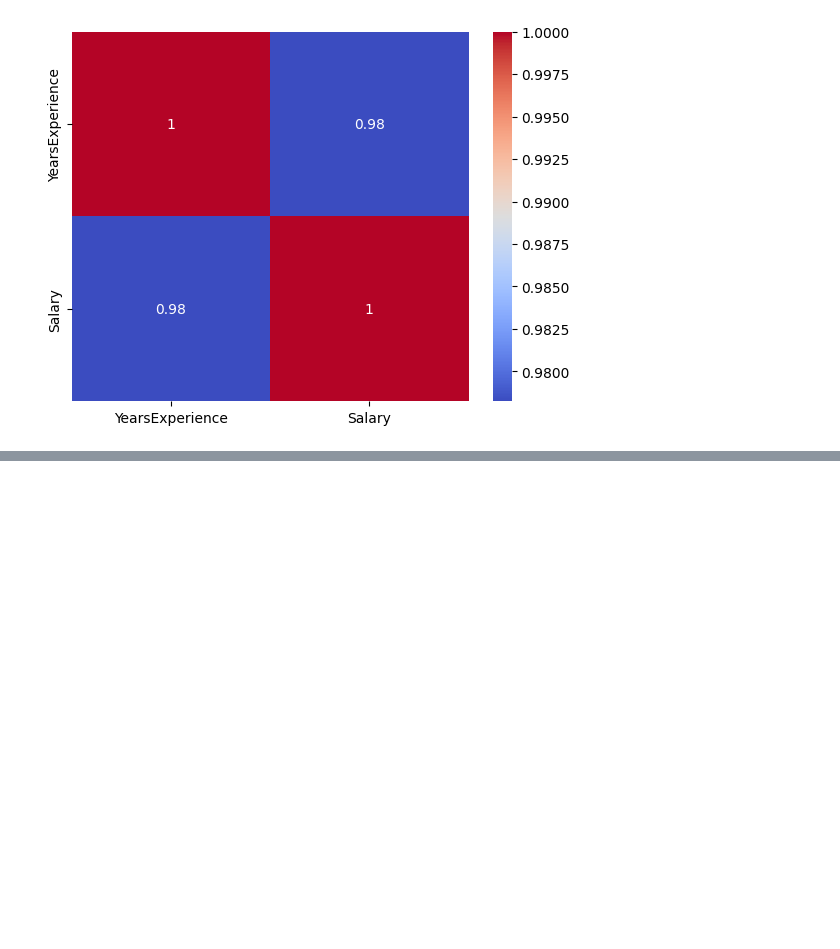
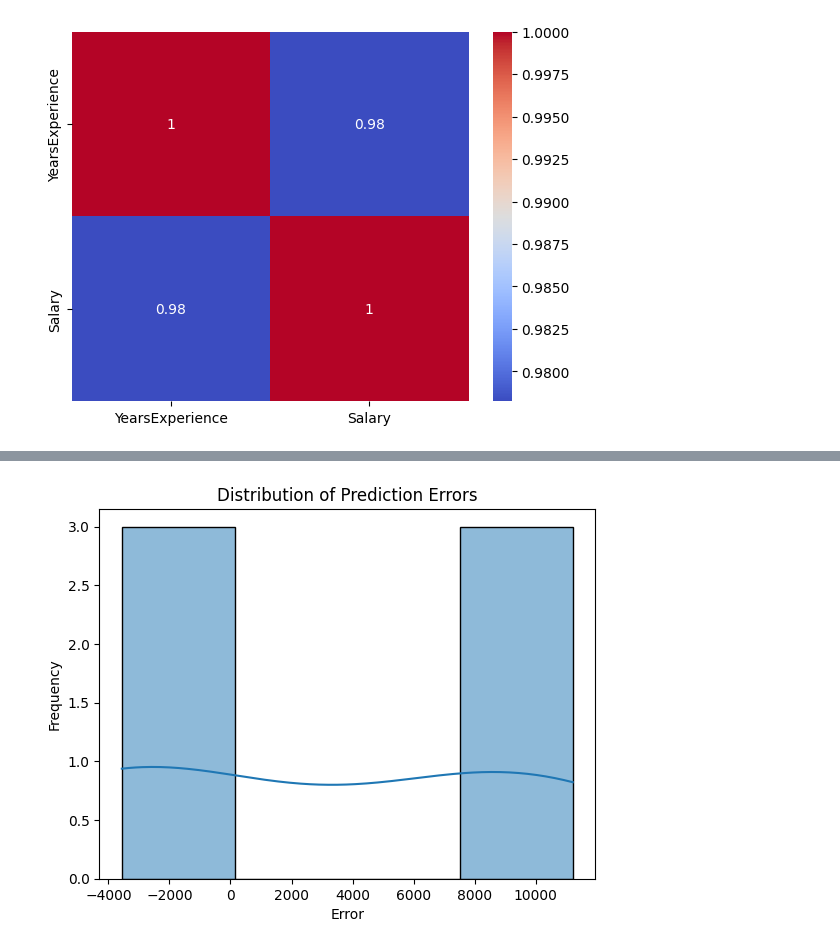
Before and after one commit to nevadapascolini14/regression, a Jupyter notebook: RegressionPractice.ipynb, the cells around one changed output, grey strips where cells are left out. Cells and saved outputs as stored; diff of their text form; code cells hidden in the pictures; blank space fills up the shorter version.

```diff
--- a/RegressionPractice.ipynb
+++ b/RegressionPractice.ipynb
@@ -108,0 +157,11 @@ X_train, X_test, y_train, y_test = train_test_split(X, y, test_size=0.2, random_
+# %%
+import seaborn as sns
+
+errors = y_test - y_pred
+sns.histplot(errors, kde=True)
+plt.title('Distribution of Prediction Errors')
+plt.xlabel('Error')
+plt.ylabel('Frequency')
+plt.show()
+# %% [output]
+[figure, added]
```
Also changed, not shown: parts of 33 cells of this notebook.
